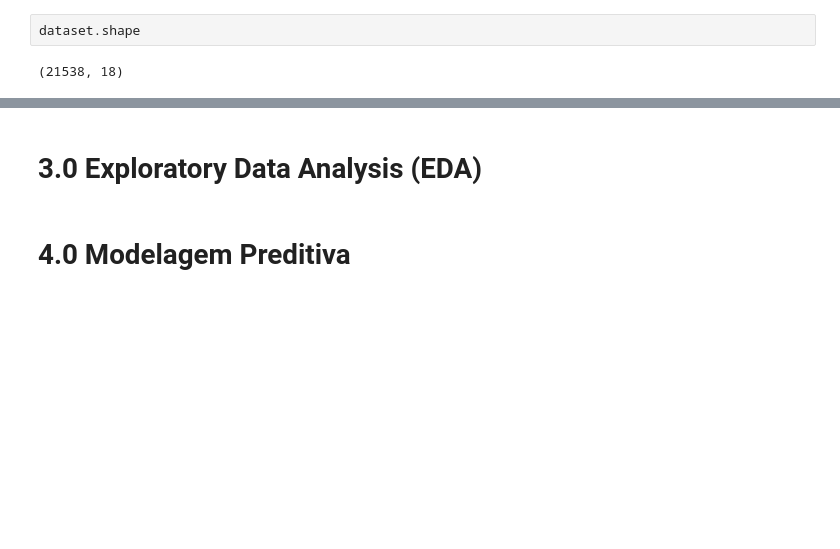
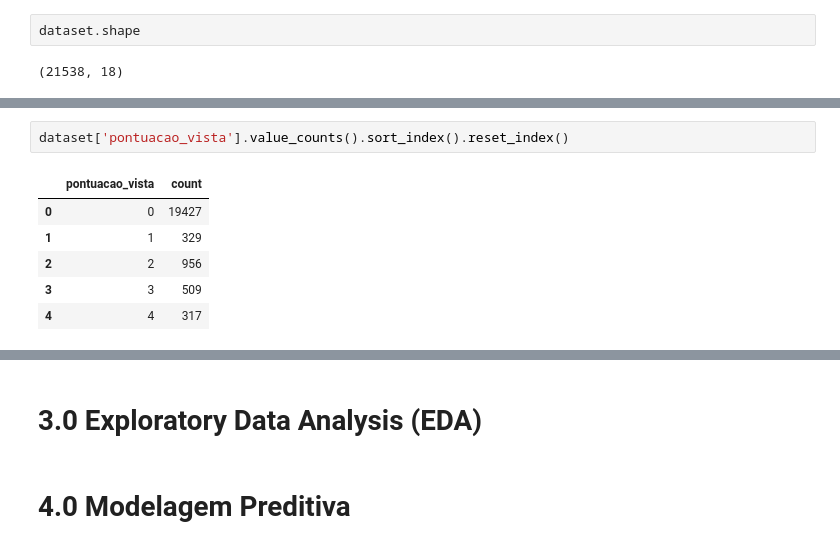
Before and after one commit to RicardodeSouzaSilva/Real_Estate_Pricing_Intelligence, a Jupyter notebook: Real_Estate_Pricing_Intelligence_2.1.ipynb, the cells around one changed output, grey strips where cells are left out. Saved outputs shown, nothing was run; the diff lists cells and outputs as text; blank space fills up the shorter version.

```diff
--- a/Real_Estate_Pricing_Intelligence_2.1.ipynb
+++ b/Real_Estate_Pricing_Intelligence_2.1.ipynb
@@ -698,0 +715,9 @@ dataset.shape
+# %%
+dataset['pontuacao_vista'].value_counts().sort_index().reset_index()
+# %% [output]
+|  | pontuacao_vista | count |
+| 0 | 0 | 19427 |
+| 1 | 1 | 329 |
+| 2 | 2 | 956 |
+| 3 | 3 | 509 |
+| 4 | 4 | 317 |
```
Also changed, not shown: parts of 13 cells of this notebook.
